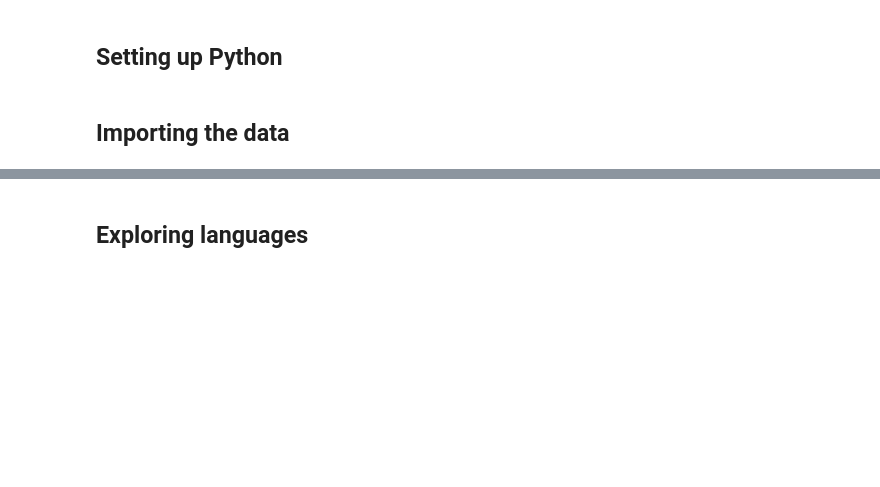
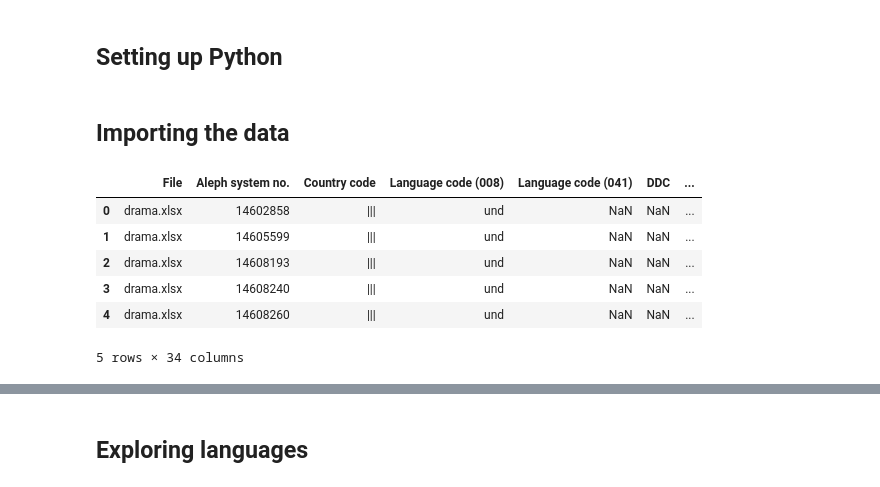
Before and after one commit to petar-soldo/IDH25-individual, a Jupyter notebook: IDH-individual.ipynb, the cells around one changed output, grey strips where cells are left out. Cells and saved outputs as stored; diff of their text form; code cells hidden in the pictures; blank space fills up the shorter version.

```diff
--- a/IDH-individual.ipynb
+++ b/IDH-individual.ipynb
@@ -21,6 +19,16 @@ import pyLDAvis.gensim_models as gensimvis
 ## Importing the data
 # %%
 books_df = pd.read_csv("All-merged-authors-imprint-title-clean-reconciled.csv", sep=",", low_memory=False, encoding="utf-8")
+# %%
+books_df.head(5)
+# %% [output]
+|  | File | Aleph system no. | Country code | Language code (008) | Language code (041) | DDC | ... |
+| 0 | drama.xlsx | 14602858 | ||| | und | NaN | NaN | ... |
+| 1 | drama.xlsx | 14605599 | ||| | und | NaN | NaN | ... |
+| 2 | drama.xlsx | 14608193 | ||| | und | NaN | NaN | ... |
+| 3 | drama.xlsx | 14608240 | ||| | und | NaN | NaN | ... |
+| 4 | drama.xlsx | 14608260 | ||| | und | NaN | NaN | ... |
+5 rows × 34 columns
 # %%
 list(books_df)
 # %% [output]
```
Also changed, not shown: parts of 31 cells of this notebook, 1 other file.
